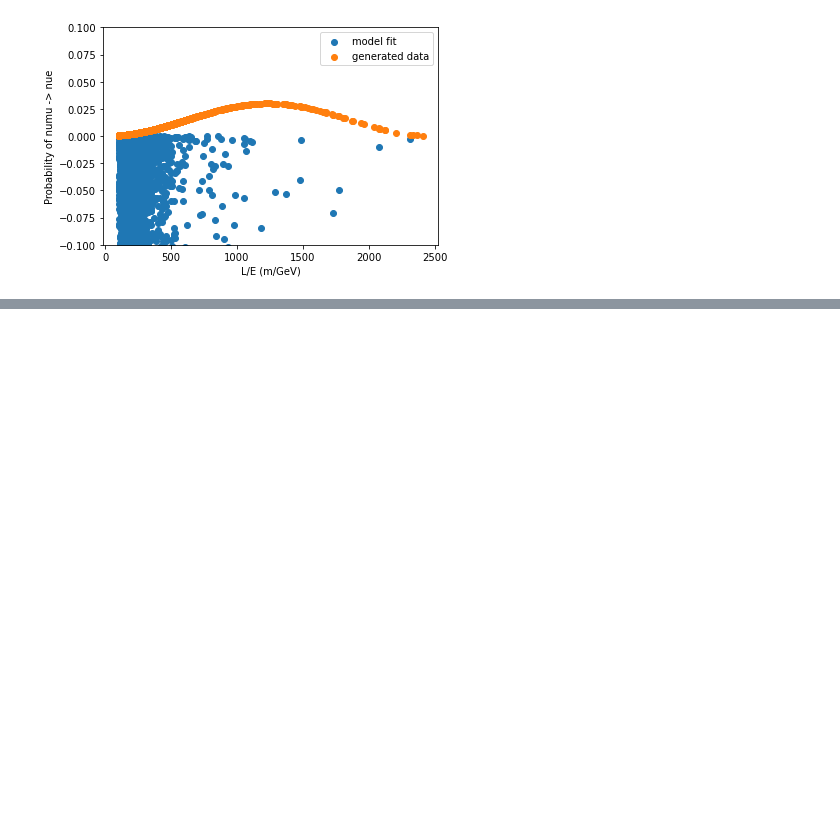
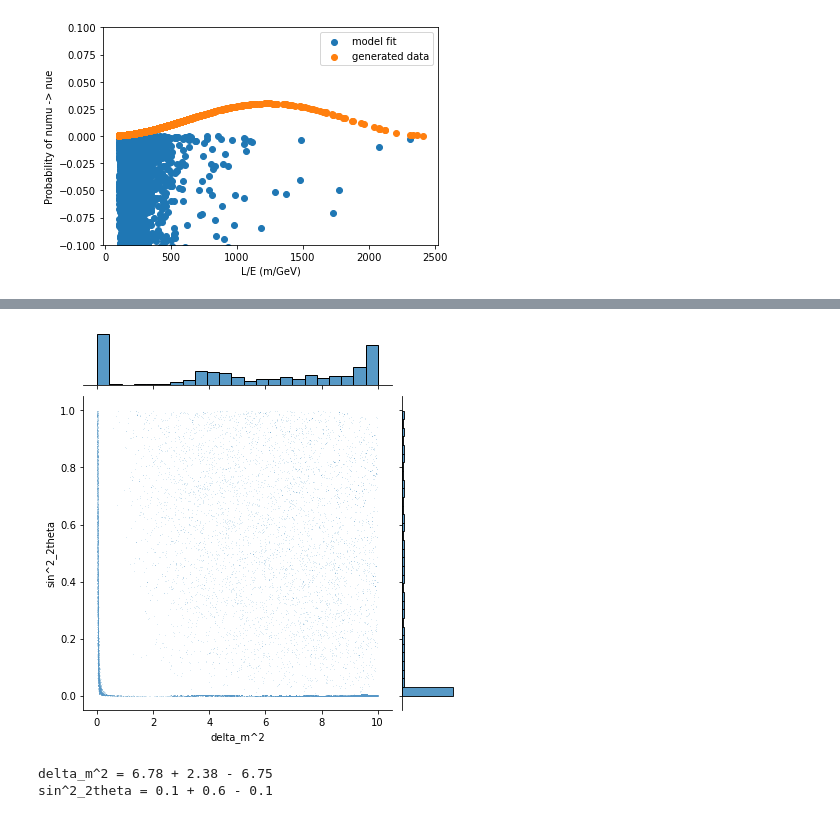
Before and after one commit to phys201/bayboone, a Jupyter notebook: tutorial.ipynb, the cells around one changed output, grey strips where cells are left out. Saved outputs shown, nothing was run; the diff lists cells and outputs as text; code cells hidden in the pictures; blank space fills up the shorter version.

```diff
--- a/tutorial.ipynb
+++ b/tutorial.ipynb
@@ -89,0 +134,2 @@ ax.set_ylim(-0.1, 0.1)
+# %%
+df_trace = pm.trace_to_dataframe(trace)
@@ -89,0 +140,15 @@ ax.set_ylim(-0.1, 0.1)
+# %%
+joint_kde = sns.jointplot(x='delta_m^2', y='sin^2_2theta', data=df_trace, kind='scatter', s=0.2)
+# %% [output]
+[figure, added]
+# %%
+q = df_trace.quantile([0.16,0.50,0.84], axis=0)
+print("delta_m^2 = {:.2f} + {:.2f} - {:.2f}".format(q['delta_m^2'][0.50],
+                                            q['delta_m^2'][0.84]-q['delta_m^2'][0.50],
+                                            q['delta_m^2'][0.50]-q['delta_m^2'][0.16]))
+print("sin^2_2theta = {:.1f} + {:.1f} - {:.1f}".format(q['sin^2_2theta'][0.50],
+                                            q['sin^2_2theta'][0.84]-q['sin^2_2theta'][0.50],
+                                            q['sin^2_2theta'][0.50]-q['sin^2_2theta'][0.16]))
+# %% [output]
+delta_m^2 = 6.78 + 2.38 - 6.75
+sin^2_2theta = 0.1 + 0.6 - 0.1
```
Also changed, not shown: parts of 19 cells of this notebook, 1 other file.
